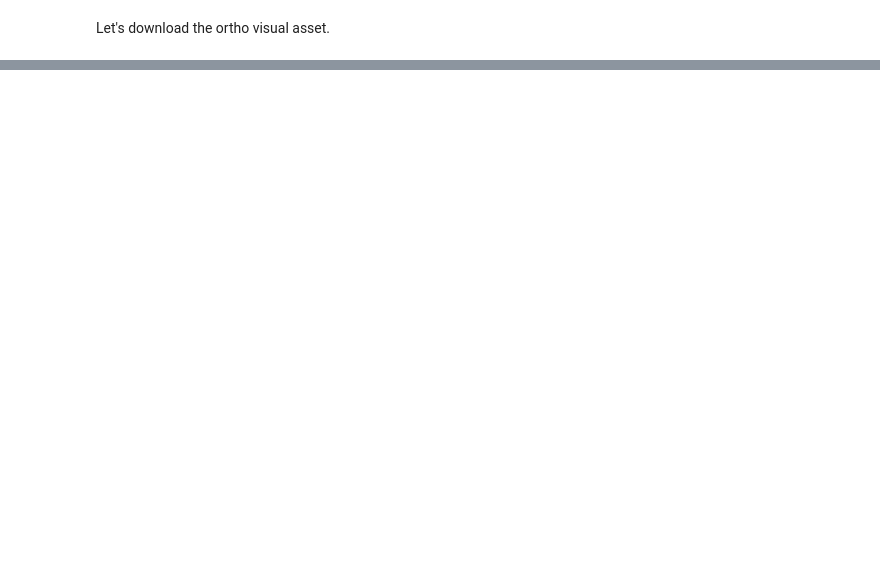
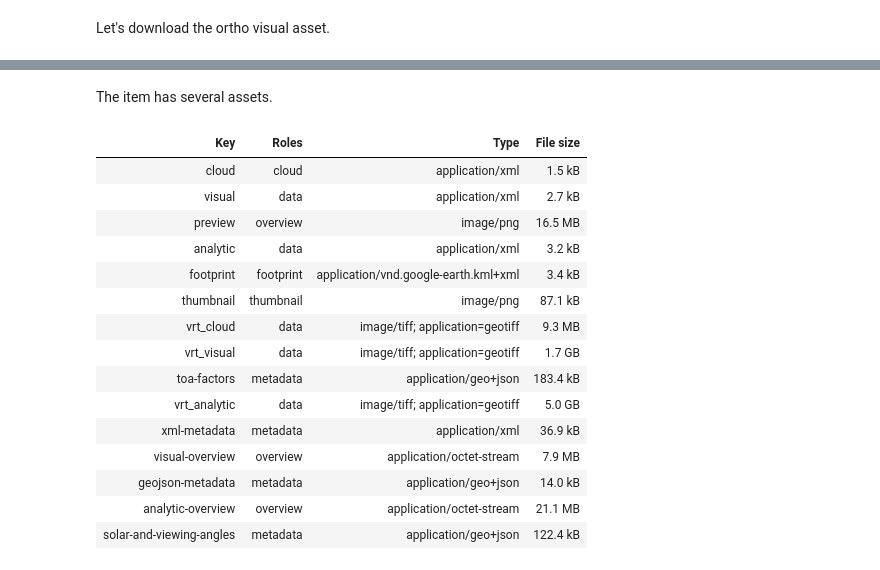
Before and after one commit to NASA-IMPACT/csda-client, a Jupyter notebook: docs/examples/search-and-download.ipynb, the cells around one changed output, grey strips where cells are left out. Cells and saved outputs as stored; diff of their text form; code cells hidden in the pictures; blank space fills up the shorter version.

```diff
--- a/docs/examples/search-and-download.ipynb
+++ b/docs/examples/search-and-download.ipynb
@@ -218,0 +281,9 @@ with TemporaryDirectory() as temporary_directory:
+# %%
+item_search = stac_client.search(
+    collections=["satellogic"],
+    ids=[SATELLOGIC_ITEM_ID],
+)
+item_collection = item_search.item_collection()
+assert len(item_collection) == 1
+data_frame = GeoDataFrame.from_features(item_collection.to_dict())
+data_frame
@@ -218,0 +294,35 @@ with TemporaryDirectory() as temporary_directory:
+# %% [markdown]
+The item has several assets.
+# %%
+item = item_collection[0]
+rows = []
+for key, asset in item.assets.items():
+    if file_size := asset.ext.file.size:
+        humanized_file_size = humanize.naturalsize(file_size)
+    else:
+        humanized_file_size = None
+    if roles := asset.roles:
+        humanized_roles = humanize.natural_list(roles)
+    else:
+        humanized_roles = roles
+    rows.append([key, humanized_roles, asset.media_type, humanized_file_size])
+tabulate.tabulate(
+    rows, headers=["Key", "Roles", "Type", "File size", "Roles"], tablefmt="html"
+)
+# %% [output]
+| Key | Roles | Type | File size |
+| cloud | cloud | application/xml | 1.5 kB |
+| visual | data | application/xml | 2.7 kB |
+| preview | overview | image/png | 16.5 MB |
+| analytic | data | application/xml | 3.2 kB |
+| footprint | footprint | application/vnd.google-earth.kml+xml | 3.4 kB |
+| thumbnail | thumbnail | image/png | 87.1 kB |
+| vrt_cloud | data | image/tiff; application=geotiff | 9.3 MB |
+| vrt_visual | data | image/tiff; application=geotiff | 1.7 GB |
+| toa-factors | metadata | application/geo+json | 183.4 kB |
+| vrt_analytic | data | image/tiff; application=geotiff | 5.0 GB |
+| xml-metadata | metadata | application/xml | 36.9 kB |
+| visual-overview | overview | application/octet-stream | 7.9 MB |
+| geojson-metadata | metadata | application/geo+json | 14.0 kB |
+| analytic-overview | overview | application/octet-stream | 21.1 MB |
+| solar-and-viewing-angles | metadata | application/geo+json | 122.4 kB |
```
Also changed, not shown: parts of 24 cells of this notebook.
